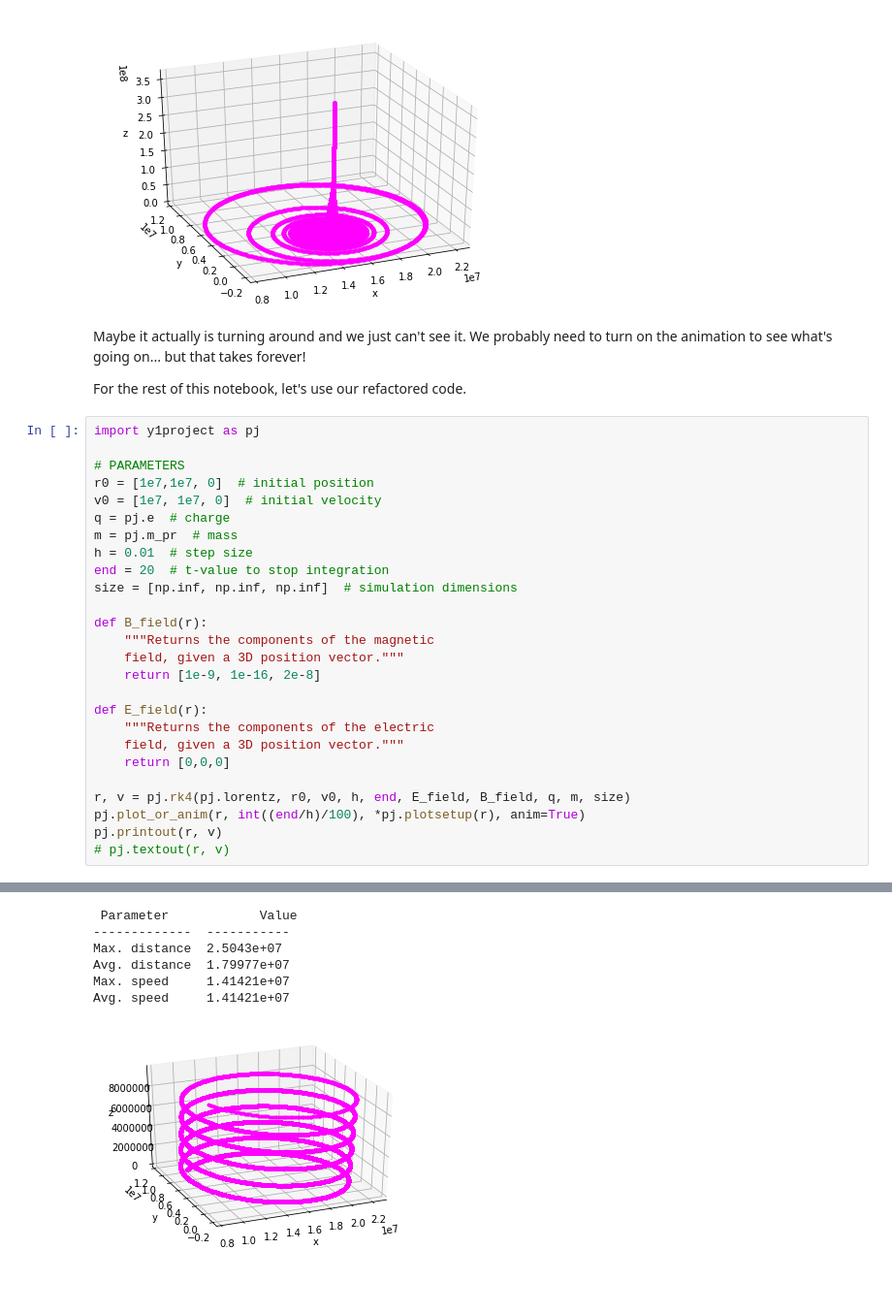
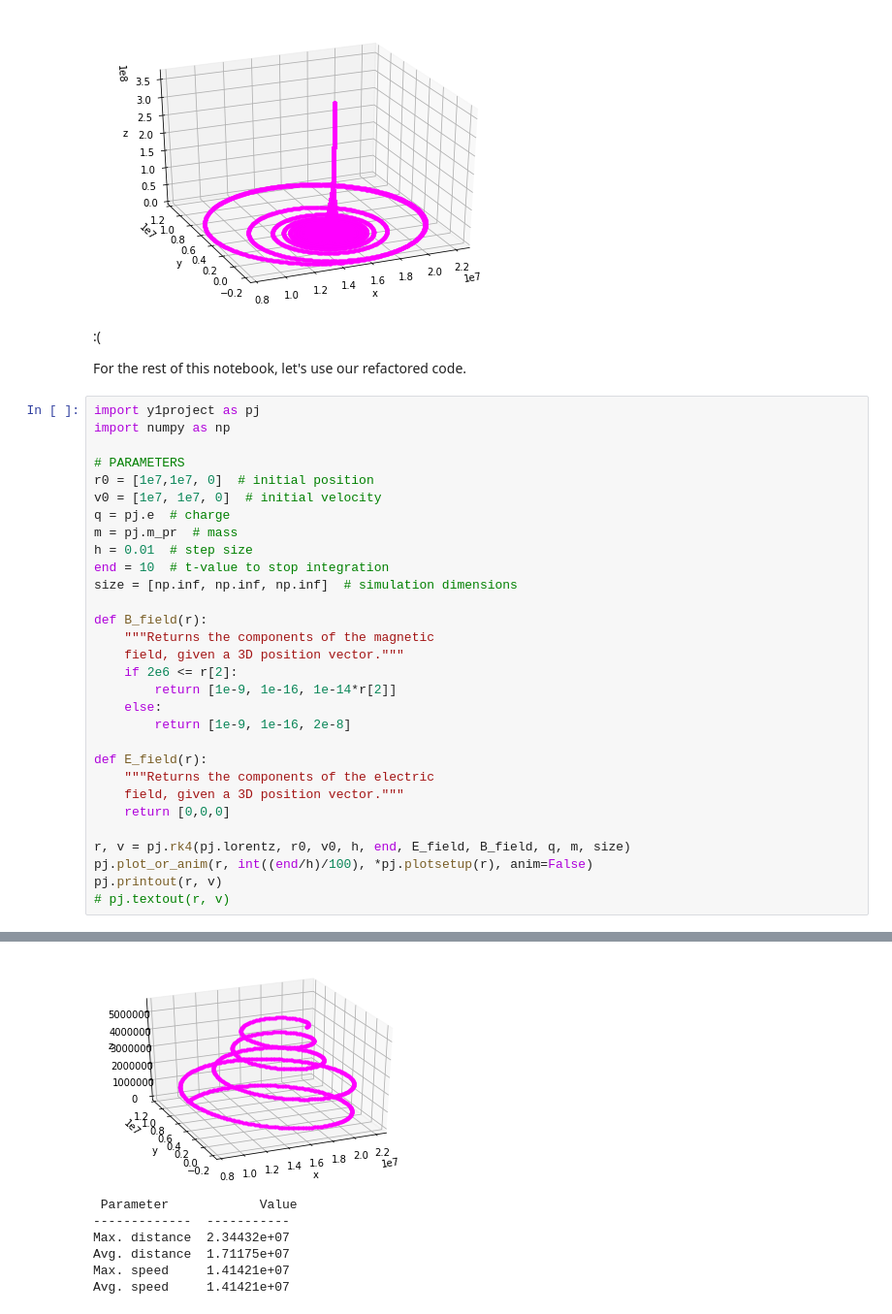
Before and after one commit to sgango/Y1-Project, a Jupyter notebook: ntbks/7_bounce.ipynb, the cells around one changed output, grey strips where cells are left out. Shown at 97% size. Drawn from its saved outputs; the diff is of its cells as text; blank space fills up the shorter version.

```diff
--- a/ntbks/7_bounce.ipynb
+++ b/ntbks/7_bounce.ipynb
@@ -390,12 +390,13 @@ ax.plot3D(r[0], r[1], r[2], '.', color='magenta')
 plt.show()
 # %% [output]
 [figure]
-# %% [markdown]
-Maybe it actually is turning around and we just can't see it. We probably need to turn on the animation to see what's going on... but that takes forever!
-
-For the rest of this notebook, let's use our refactored code.
+# %% [markdown]
+:(
+
+For the rest of this notebook, let's use our refactored code.
 # %%
 import y1project as pj
+import numpy as np
 
 # PARAMETERS
 r0 = [1e7,1e7, 0]  # initial position
@@ -403,13 +404,16 @@ v0 = [1e7, 1e7, 0]  # initial velocity
 q = pj.e  # charge
 m = pj.m_pr  # mass
 h = 0.01  # step size
-end = 20  # t-value to stop integration
+end = 10  # t-value to stop integration
 size = [np.inf, np.inf, np.inf]  # simulation dimensions
 
 def B_field(r):
     """Returns the components of the magnetic
     field, given a 3D position vector."""
-    return [1e-9, 1e-16, 2e-8]
+    if 2e6 <= r[2]:
+        return [1e-9, 1e-16, 1e-14*r[2]]
+    else:
+        return [1e-9, 1e-16, 2e-8]
 
 def E_field(r):
     """Returns the components of the electric
@@ -417,7 +421,7 @@ def E_field(r):
     return [0,0,0]
 
 r, v = pj.rk4(pj.lorentz, r0, v0, h, end, E_field, B_field, q, m, size)
-pj.plot_or_anim(r, int((end/h)/100), *pj.plotsetup(r), anim=True)
+pj.plot_or_anim(r, int((end/h)/100), *pj.plotsetup(r), anim=False)
 pj.printout(r, v)
 # pj.textout(r, v)
 # %% [output]
@@ -425,7 +428,7 @@ pj.printout(r, v)
+[figure, new version]
  Parameter            Value
 -------------  -----------
-Max. distance  2.5043e+07
-Avg. distance  1.79977e+07
+Max. distance  2.34432e+07
+Avg. distance  1.71175e+07
 Max. speed     1.41421e+07
 Avg. speed     1.41421e+07
-[figure, old version]
```
Also changed, not shown: parts of 1 cell of this notebook, 2 other files.
